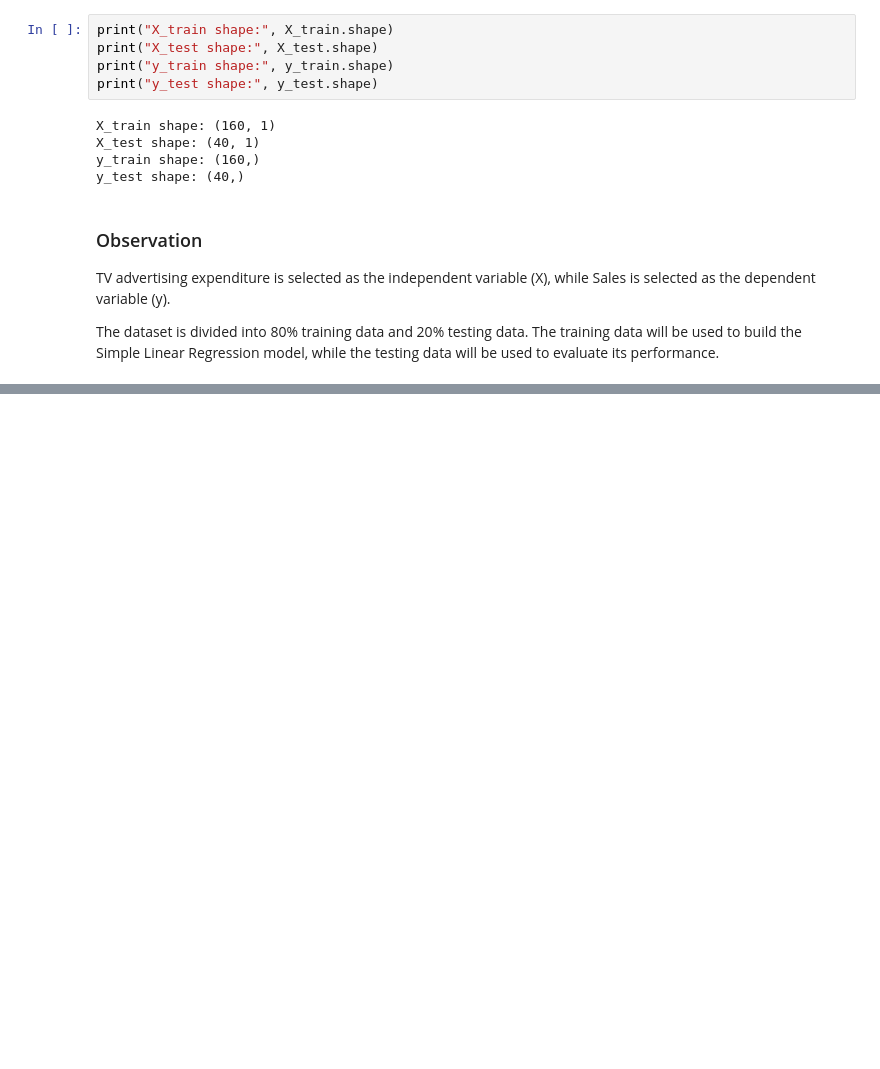
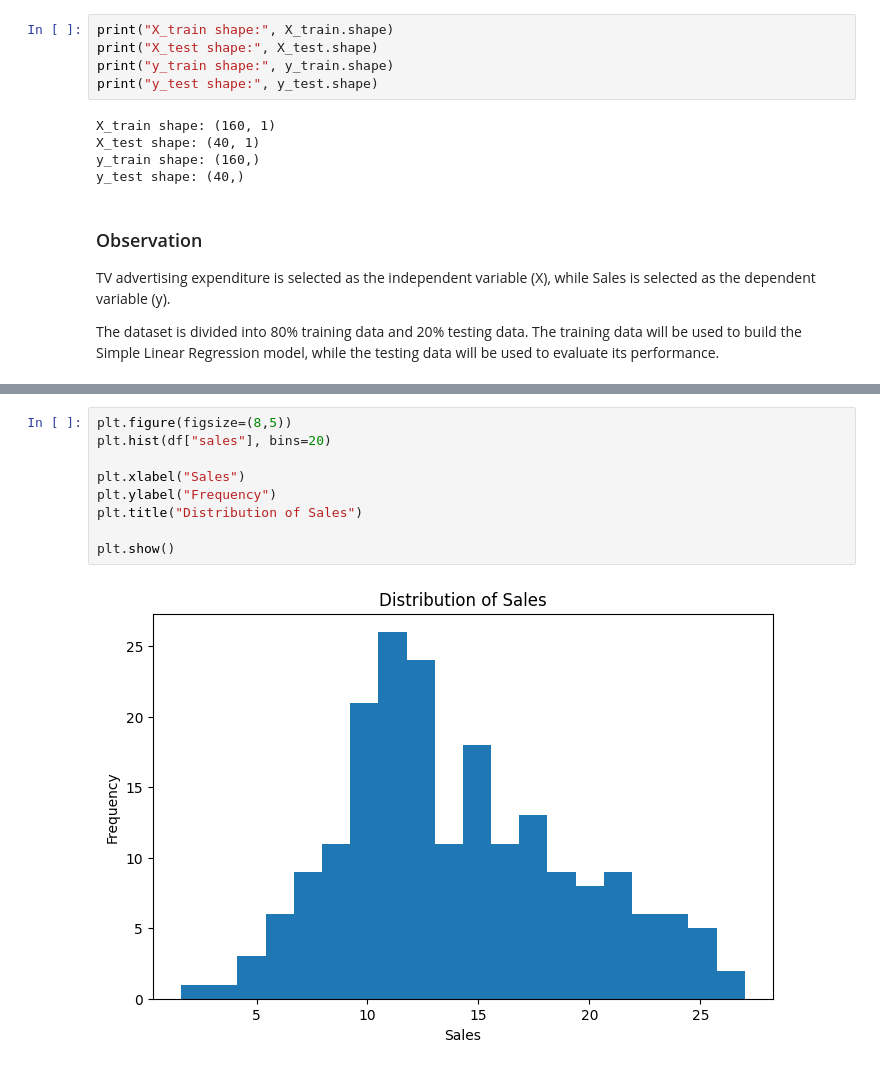
Before and after one commit to shreeshreeya69-crypto/simple-linear-regression-ybi, a Jupyter notebook: Simple_Linear_Regression_YBI.ipynb, the cells around one changed output, grey strips where cells are left out. Saved outputs shown, nothing was run; the diff lists cells and outputs as text; blank space fills up the shorter version.

```diff
--- a/Simple_Linear_Regression_YBI.ipynb
+++ b/Simple_Linear_Regression_YBI.ipynb
@@ -565,0 +598,11 @@ while the testing data will be used to evaluate its performance.
+# %%
+plt.figure(figsize=(8,5))
+plt.hist(df["sales"], bins=20)
+
+plt.xlabel("Sales")
+plt.ylabel("Frequency")
+plt.title("Distribution of Sales")
+
+plt.show()
+# %% [output]
+[figure, added]
```
Also changed, not shown: parts of 10 cells of this notebook.
